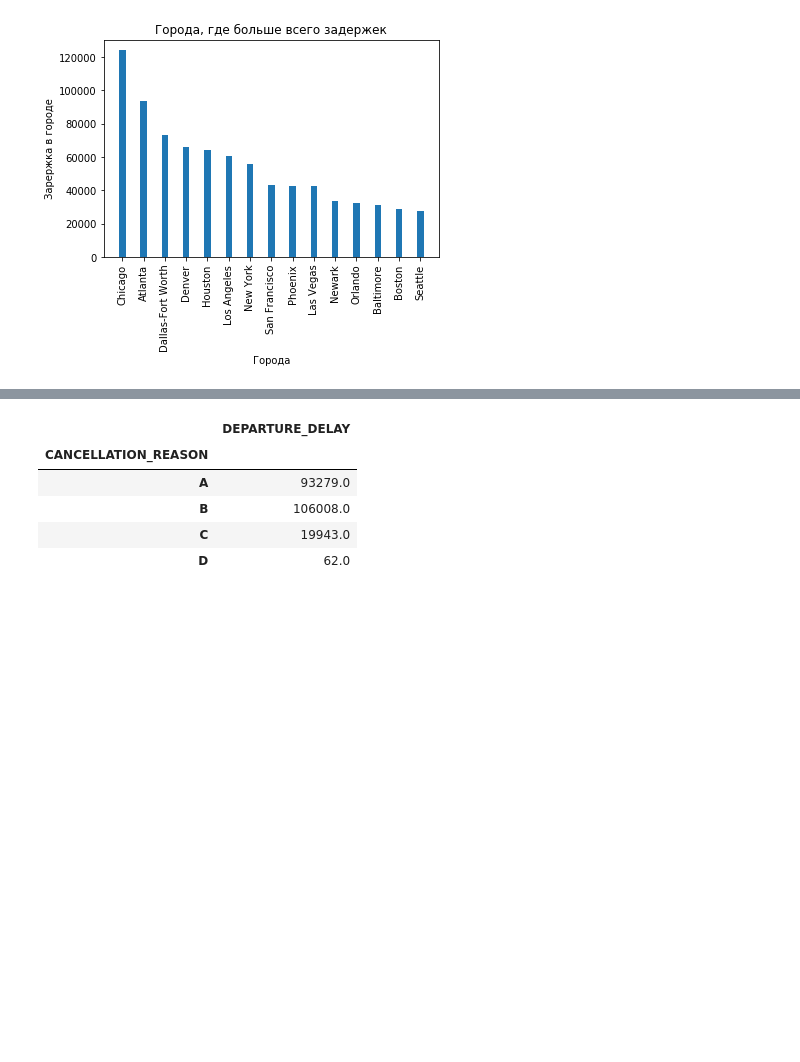
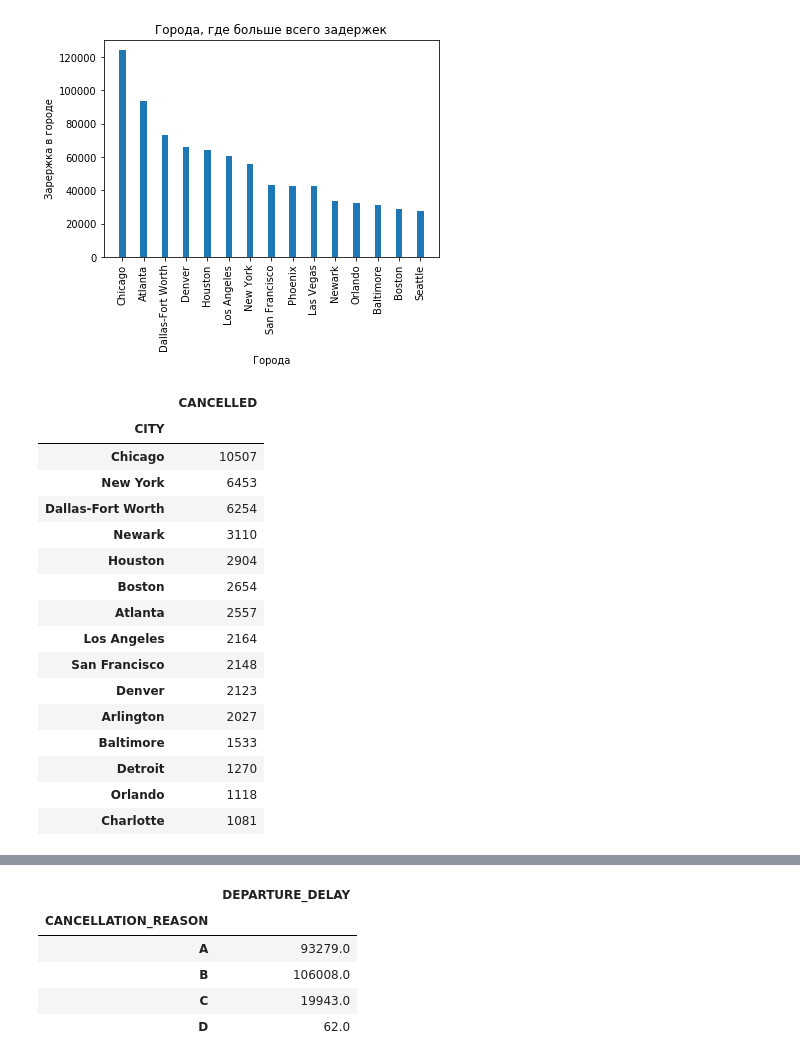
Before and after one commit to Albinamkh21/ds_hw, a Jupyter notebook: hw2_2_lesson5.ipynb, the cells around one changed output, grey strips where cells are left out. Saved outputs shown, nothing was run; the diff lists cells and outputs as text; code cells hidden in the pictures; blank space fills up the shorter version.

```diff
--- a/hw2_2_lesson5.ipynb
+++ b/hw2_2_lesson5.ipynb
@@ -183,0 +167,20 @@ plt.show()
+# %%
+df_cancelled
+# %% [output]
+|  | CANCELLED |
+| CITY |  |
+| Chicago | 10507 |
+| New York | 6453 |
+| Dallas-Fort Worth | 6254 |
+| Newark | 3110 |
+| Houston | 2904 |
+| Boston | 2654 |
+| Atlanta | 2557 |
+| Los Angeles | 2164 |
+| San Francisco | 2148 |
+| Denver | 2123 |
+| Arlington | 2027 |
+| Baltimore | 1533 |
+| Detroit | 1270 |
+| Orlando | 1118 |
+| Charlotte | 1081 |
```
Also changed, not shown: parts of 12 cells of this notebook, 1 other file.
